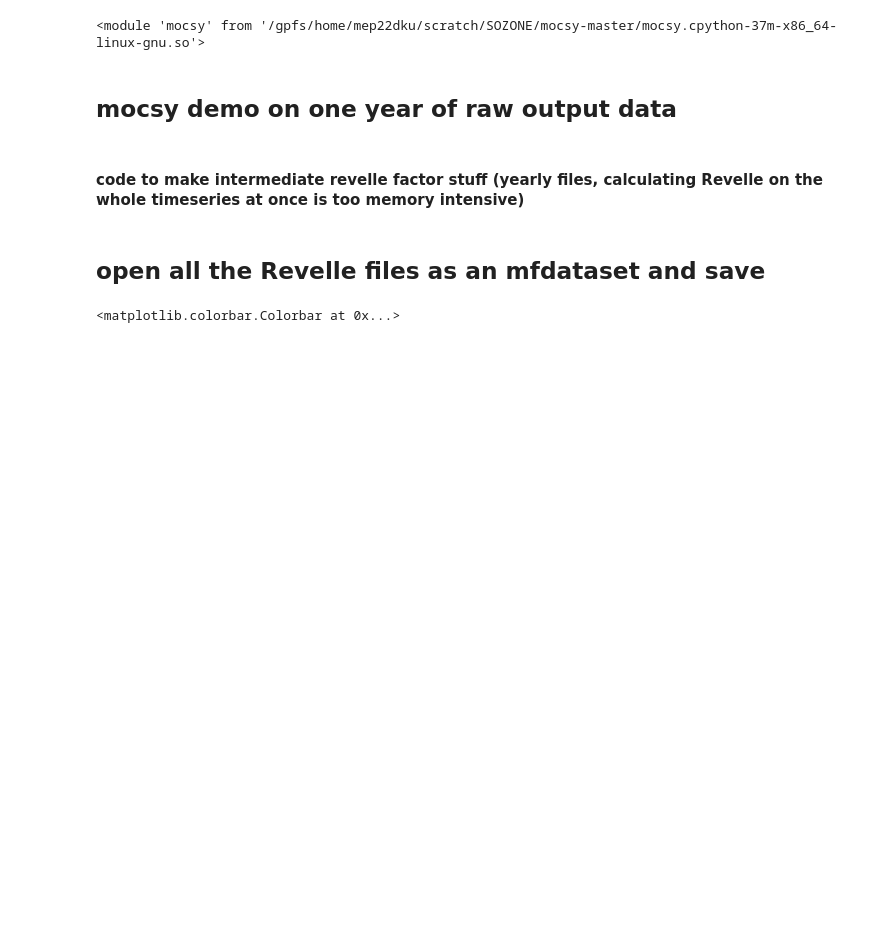
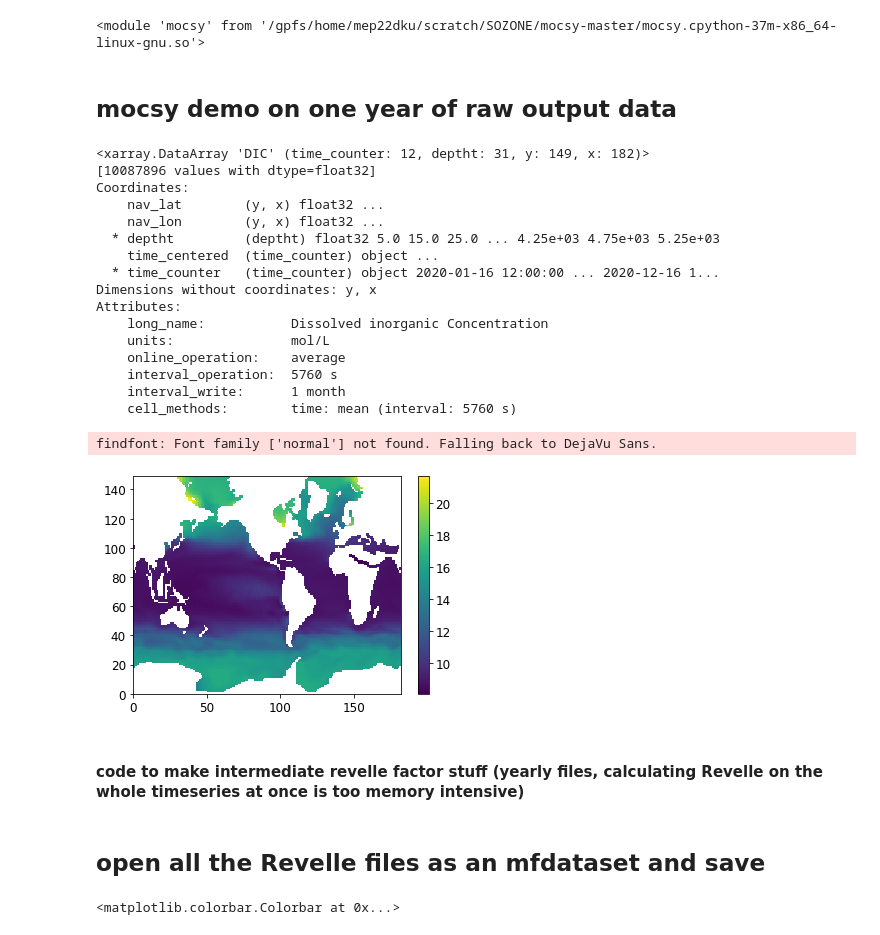
Before and after one commit to tjarnikova/GCB2024, a Jupyter notebook: scripts/makeRevelle.ipynb, the cells around one changed output. Drawn from its saved outputs; the diff is of its cells as text; code cells hidden in the pictures; blank space fills up the shorter version.

```diff
--- a/scripts/makeRevelle.ipynb
+++ b/scripts/makeRevelle.ipynb
@@ -41,47 +41,64 @@ plt.rc('font', **font)
 # %% [output]
 <module 'mocsy' from '/gpfs/home/mep22dku/scratch/SOZONE/mocsy-master/mocsy.cpython-37m-x86_64-linux-gnu.so'>
 # %%
-demo = False #mocsy demo
+demo = True #mocsy demo
 make = False #make yearly revelle factors
 savenc = True #save revelle timeseries
 # %% [markdown]
 ## mocsy demo on one year of raw output data
 # %%
-demo = False
-
 if demo:
 
     tmesh = xr.open_dataset('/gpfs/data/greenocean/software/resources/regrid/mesh_mask3_6.nc')
-    gridT = xr.open_dataset('/gpfs/home/mep22dku/scratch/ModelRuns/TOM12_TJ_GEA1/ORCA2_1m_20200101_20201231_grid_T.nc')
-    ptrc = xr.open_dataset('/gpfs/home/mep22dku/scratch/ModelRuns/TOM12_TJ_GEA1/ORCA2_1m_20200101_20201231_ptrc_T.nc')
+    gridT = xr.open_dataset('/gpfs/home/mep22dku/scratch/ModelRuns/TOM12_TJ_GEA0/ORCA2_1m_20200101_20201231_grid_T.nc')
+    ptrc = xr.open_dataset('/gpfs/home/mep22dku/scratch/ModelRuns/TOM12_TJ_GEA0/ORCA2_1m_20200101_20201231_ptrc_T.nc')
 
     print(ptrc.DIC)
 
     tdra = np.ravel(ptrc.DIC[:,0,:,:].values * 1e3) #DIC, convert mol/L to mol/m3 (1000 L/m3)
     ttara = np.ravel(ptrc.Alkalini[:,0,:,:].values * 1e3) #Alkalinity, convert mol/L to mol/m3 (1000 L/m3)
     tsra = np.ravel(gridT.vosaline[:,0,:,:].values) #salt
     tsra_psu = np.ravel(gridT.vosaline[:,0,:,:].values) *35/35.16504 #g/kg to psu (salt)
     ttera = np.ravel(gridT.votemper[:,0,:,:].values)
 
     tdepth = np.zeros_like(ttera)
     tdepth[:] = tmesh.gdept_1d[0,0].values
     ttera_is = gsw.t_from_CT(tsra,ttera,tdepth)
     tzero = np.zeros_like(tdepth)
     tpressure = np.zeros_like(tdepth)
 
 
 
     response_tup = mocsy.mvars(temp=ttera_is, sal=tsra_psu, alk=ttara, dic=tdra,
                        sil=tzero, phos=tzero, patm=tpressure, depth=tdepth, lat=tzero,
                         optcon='mol/m3', optt='Tinsitu', optp='m',
                         optb = 'l10', optk1k2='m10', optkf = 'dg', optgas = 'Pinsitu')
     pH,pco2,fco2,co2,hco3,co3,OmegaA,OmegaC,BetaD,DENis,p,Tis = response_tup
 
     BetaD = BetaD.reshape(12,149,182)
     BetaD[BetaD>100] = np.nan
 
     w = plt.pcolormesh(BetaD[0,:,:])
     plt.colorbar(w)
+# %% [output]
+<xarray.DataArray 'DIC' (time_counter: 12, deptht: 31, y: 149, x: 182)>
+[10087896 values with dtype=float32]
+Coordinates:
+    nav_lat        (y, x) float32 ...
+    nav_lon        (y, x) float32 ...
+  * deptht         (deptht) float32 5.0 15.0 25.0 ... 4.25e+03 4.75e+03 5.25e+03
+    time_centered  (time_counter) object ...
+  * time_counter   (time_counter) object 2020-01-16 12:00:00 ... 2020-12-16 1...
+Dimensions without coordinates: y, x
+Attributes:
+    long_name:           Dissolved inorganic Concentration
+    units:               mol/L
+    online_operation:    average
+    interval_operation:  5760 s
+    interval_write:      1 month
+    cell_methods:        time: mean (interval: 5760 s)
+findfont: Font family ['normal'] not found. Falling back to DejaVu Sans.
+[figure, added]
 # %% [markdown]
 #### code to make intermediate revelle factor stuff (yearly files, calculating Revelle on the whole timeseries at once is too memory intensive)
 # %%
```
Also changed, not shown: parts of 5 cells of this notebook, 5 other files.
